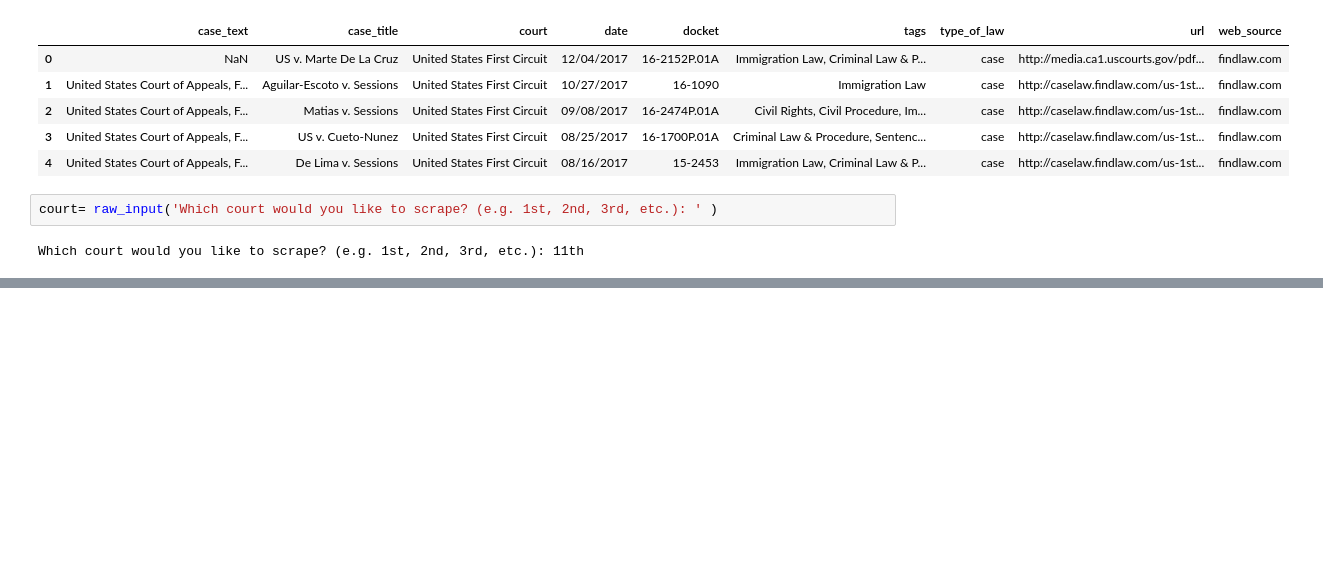
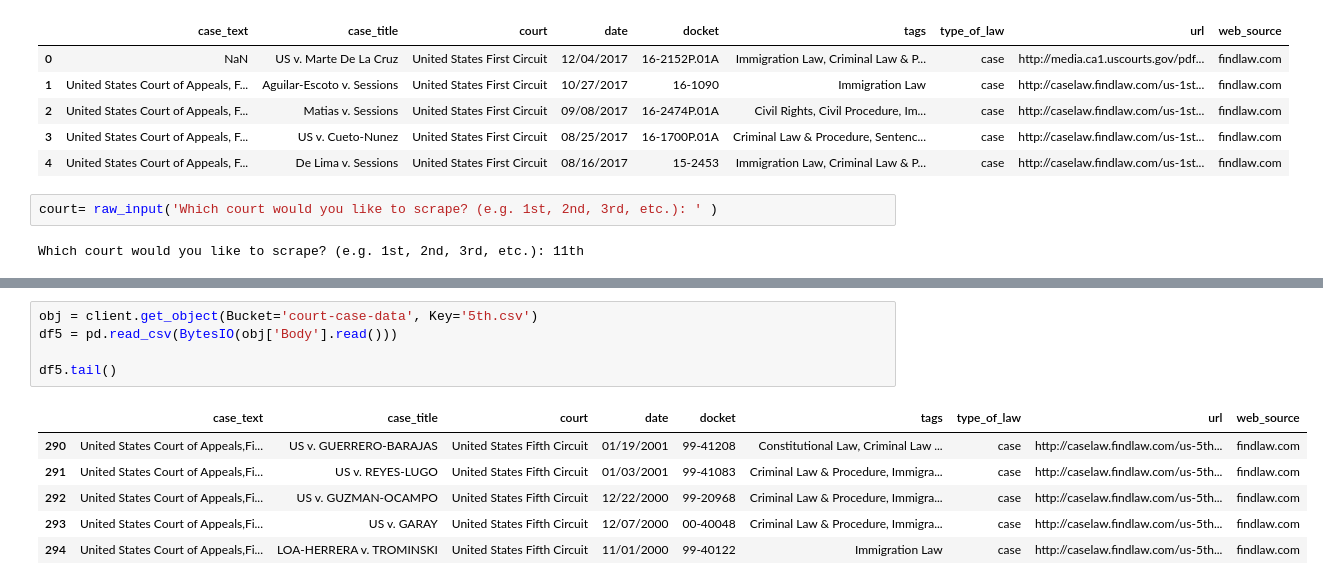
Before and after one commit to 305kev/Capstone_Proposal, a Jupyter notebook: notebooks/Clean_test_web_scraper.ipynb, the cells around one changed output, grey strips where cells are left out. Drawn from its saved outputs; the diff is of its cells as text; blank space fills up the shorter version.

```diff
--- a/notebooks/Clean_test_web_scraper.ipynb
+++ b/notebooks/Clean_test_web_scraper.ipynb
@@ -496,0 +512,12 @@ Which court would you like to scrape? (e.g. 1st, 2nd, 3rd, etc.): 11th
+# %%
+obj = client.get_object(Bucket='court-case-data', Key='5th.csv')
+df5 = pd.read_csv(BytesIO(obj['Body'].read()))
+
+df5.tail()
+# %% [output]
+|  | case_text | case_title | court | date | docket | tags | type_of_law | url | web_source |
+| 290 | United States Court of Appeals,Fi... | US v. GUERRERO-BARAJAS | United States Fifth Circuit | 01/19/2001 | 99-41208 | Constitutional Law, Criminal Law ... | case | http://caselaw.findlaw.com/us-5th... | findlaw.com |
+| 291 | United States Court of Appeals,Fi... | US v. REYES-LUGO | United States Fifth Circuit | 01/03/2001 | 99-41083 | Criminal Law & Procedure, Immigra... | case | http://caselaw.findlaw.com/us-5th... | findlaw.com |
+| 292 | United States Court of Appeals,Fi... | US v. GUZMAN-OCAMPO | United States Fifth Circuit | 12/22/2000 | 99-20968 | Criminal Law & Procedure, Immigra... | case | http://caselaw.findlaw.com/us-5th... | findlaw.com |
+| 293 | United States Court of Appeals,Fi... | US v. GARAY | United States Fifth Circuit | 12/07/2000 | 00-40048 | Criminal Law & Procedure, Immigra... | case | http://caselaw.findlaw.com/us-5th... | findlaw.com |
+| 294 | United States Court of Appeals,Fi... | LOA-HERRERA v. TROMINSKI | United States Fifth Circuit | 11/01/2000 | 99-40122 | Immigration Law | case | http://caselaw.findlaw.com/us-5th... | findlaw.com |
```
Also changed, not shown: parts of 2 cells of this notebook, 1 other file.
